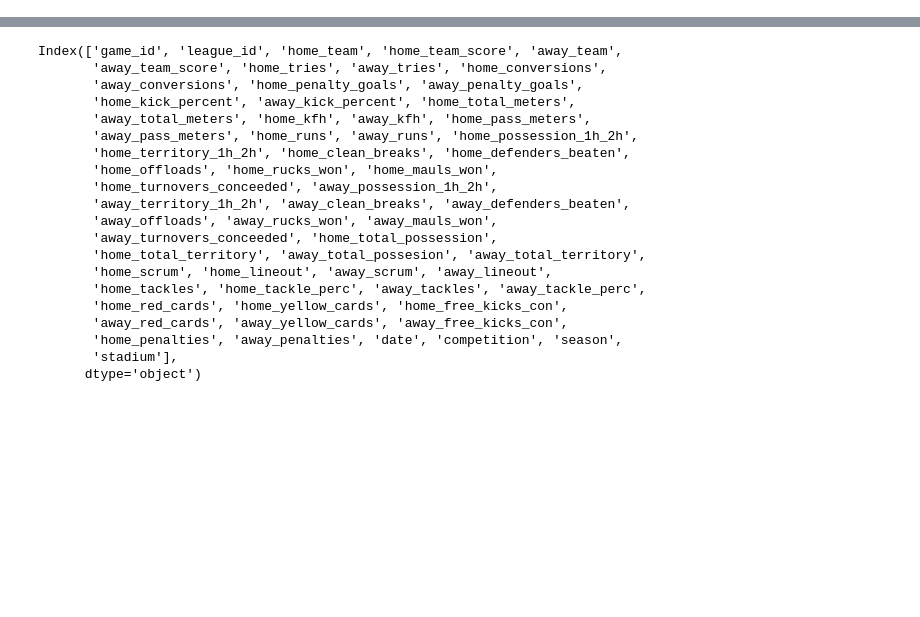
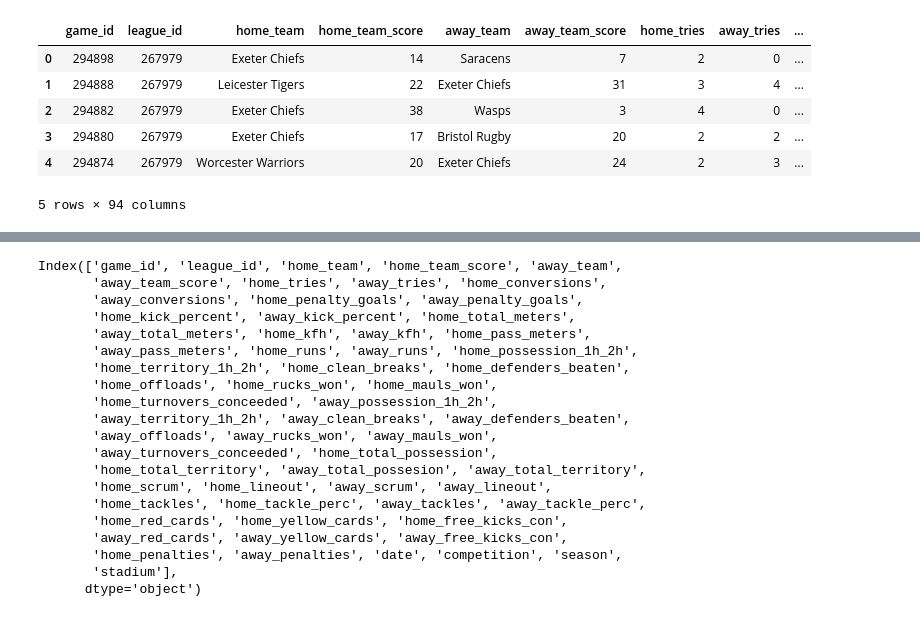
Before and after one commit to CGrosh/Rugby_DB_Analysis, a Jupyter notebook: scrape_code/stat_test.ipynb, the cells around one changed output, grey strips where cells are left out. Saved outputs shown, nothing was run; the diff lists cells and outputs as text; code cells hidden in the pictures; blank space fills up the shorter version.

```diff
--- a/scrape_code/stat_test.ipynb
+++ b/scrape_code/stat_test.ipynb
@@ -30,0 +34,11 @@ file_dir
+# %%
+game_df = pd.read_csv("formed_data/game_data/Prem_game_stats_2019.csv")
+game_df.head()
+# %% [output]
+|  | game_id | league_id | home_team | home_team_score | away_team | away_team_score | home_tries | away_tries | ... |
+| 0 | 294898 | 267979 | Exeter Chiefs | 14 | Saracens | 7 | 2 | 0 | ... |
+| 1 | 294888 | 267979 | Leicester Tigers | 22 | Exeter Chiefs | 31 | 3 | 4 | ... |
+| 2 | 294882 | 267979 | Exeter Chiefs | 38 | Wasps | 3 | 4 | 0 | ... |
+| 3 | 294880 | 267979 | Exeter Chiefs | 17 | Bristol Rugby | 20 | 2 | 2 | ... |
+| 4 | 294874 | 267979 | Worcester Warriors | 20 | Exeter Chiefs | 24 | 2 | 3 | ... |
+5 rows × 94 columns
```
Also changed, not shown: parts of 7 cells of this notebook, 15 other files.
